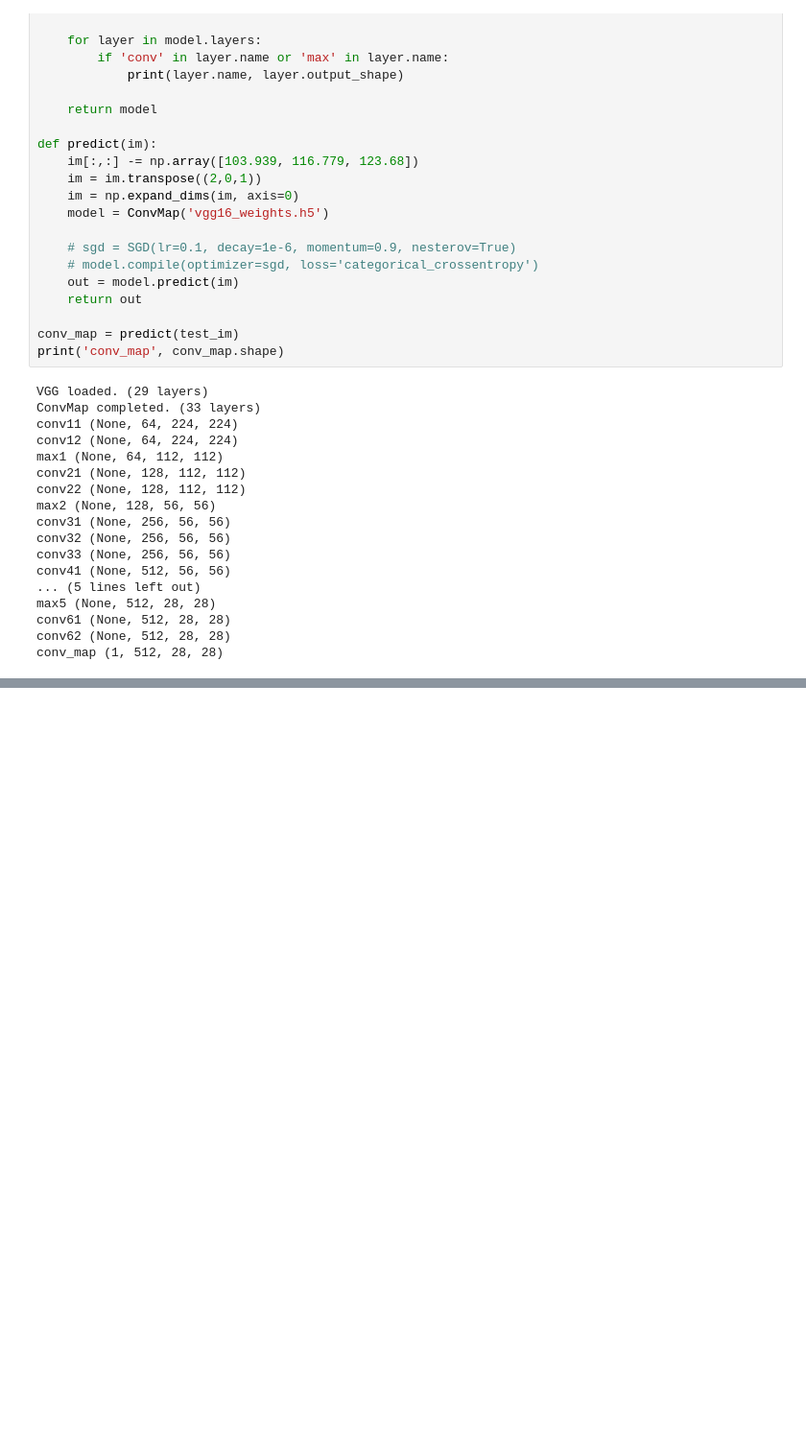
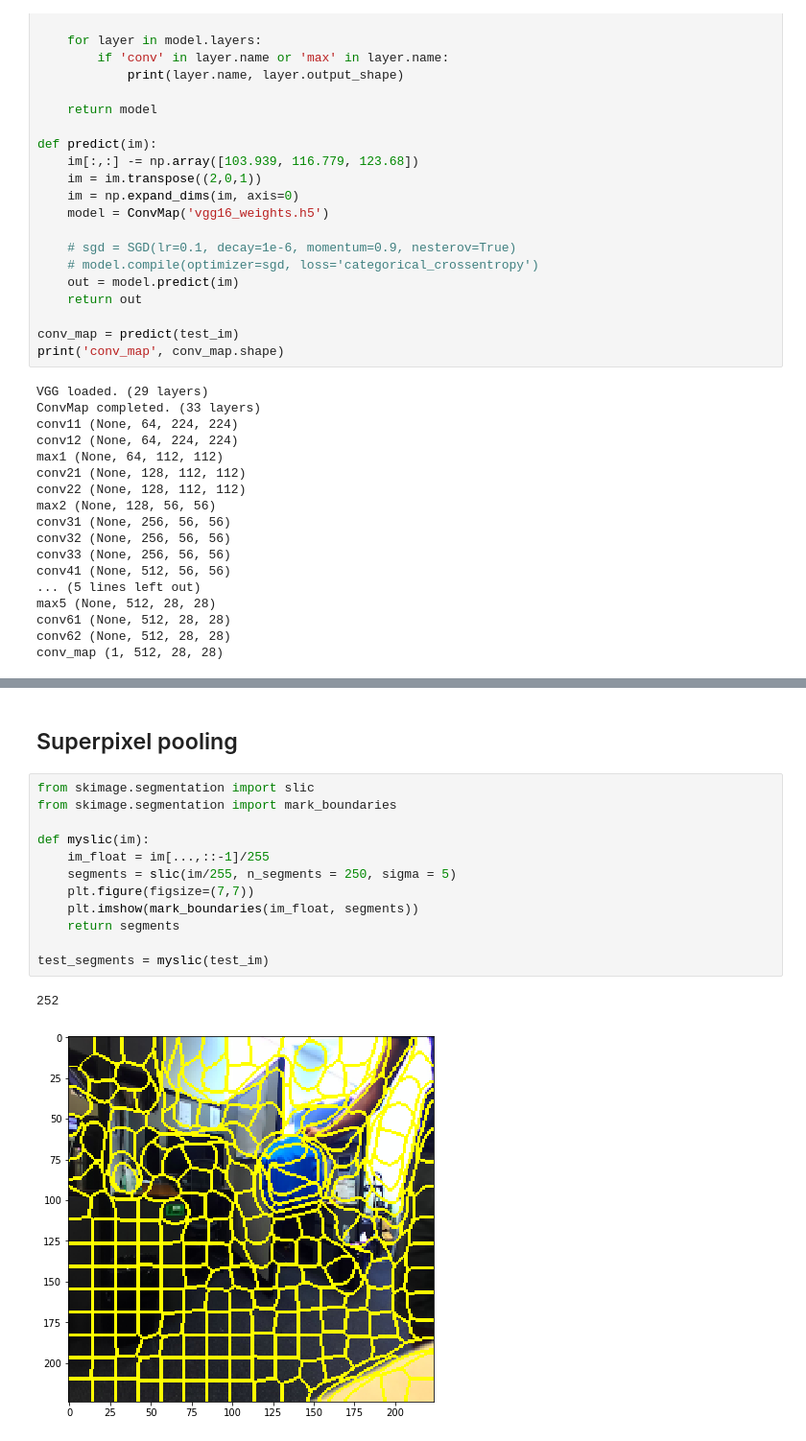
Before and after one commit to aleozlx/nb-0212-2017, a Jupyter notebook: convmap.ipynb, the cells around one changed output, grey strips where cells are left out. Shown at 96% size. Cells and saved outputs as stored; diff of their text form; blank space fills up the shorter version.

Commit message:
> convmap +superpixel

```diff
--- a/convmap.ipynb
+++ b/convmap.ipynb
@@ -177,0 +178,17 @@ shape: (28, 28)
+# %% [markdown]
+## Superpixel pooling
+# %%
+from skimage.segmentation import slic
+from skimage.segmentation import mark_boundaries
+
+def myslic(im):
+    im_float = im[...,::-1]/255
+    segments = slic(im/255, n_segments = 250, sigma = 5)
+    plt.figure(figsize=(7,7))
+    plt.imshow(mark_boundaries(im_float, segments))
+    return segments
+
+test_segments = myslic(test_im)
+# %% [output]
+252
+[figure, added]
```
Also changed, not shown: parts of 4 cells of this notebook.
